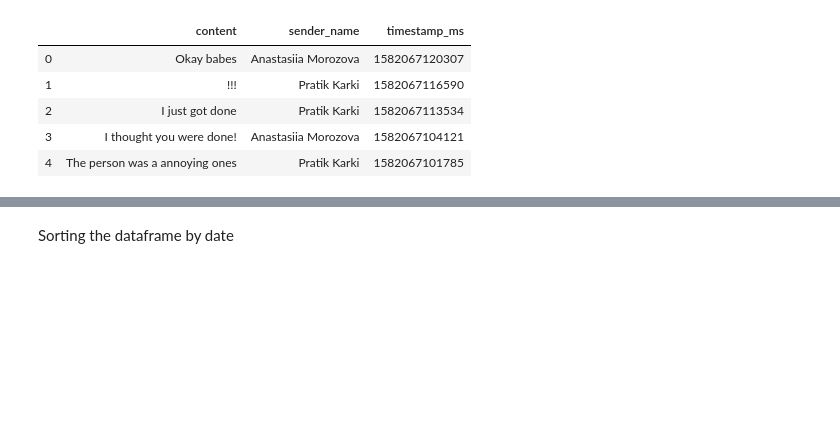
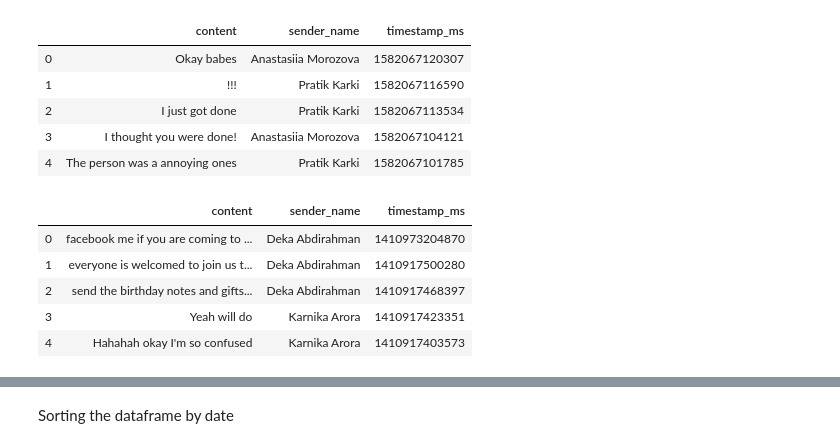
Before and after one commit to karkipra/AI-Fun, a Jupyter notebook: NastyaChatbot/training_data.ipynb, the cells around one changed output, grey strips where cells are left out. Cells and saved outputs as stored; diff of their text form; code cells hidden in the pictures; blank space fills up the shorter version.

```diff
--- a/NastyaChatbot/training_data.ipynb
+++ b/NastyaChatbot/training_data.ipynb
@@ -25,3 +26,12 @@ df.head()
 | 2 | I just got done | Pratik Karki | 1582067113534 |
 | 3 | I thought you were done! | Anastasiia Morozova | 1582067104121 |
 | 4 | The person was a annoying ones | Pratik Karki | 1582067101785 |
+# %%
+df2.head()
+# %% [output]
+|  | content | sender_name | timestamp_ms |
+| 0 | facebook me if you are coming to ... | Deka Abdirahman | 1410973204870 |
+| 1 | everyone is welcomed to join us t... | Deka Abdirahman | 1410917500280 |
+| 2 | send the birthday notes and gifts... | Deka Abdirahman | 1410917468397 |
+| 3 | Yeah will do | Karnika Arora | 1410917423351 |
+| 4 | Hahahah okay I'm so confused | Karnika Arora | 1410917403573 |
```
Also changed, not shown: parts of 17 cells of this notebook, 4 other files.
